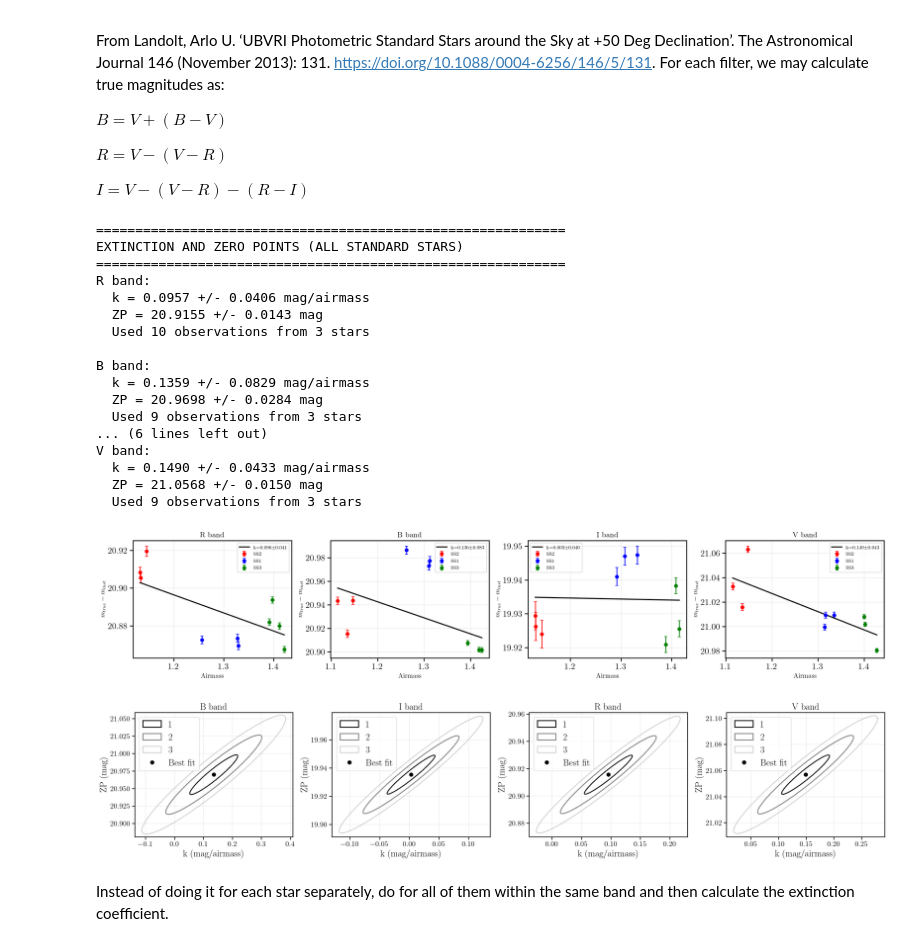
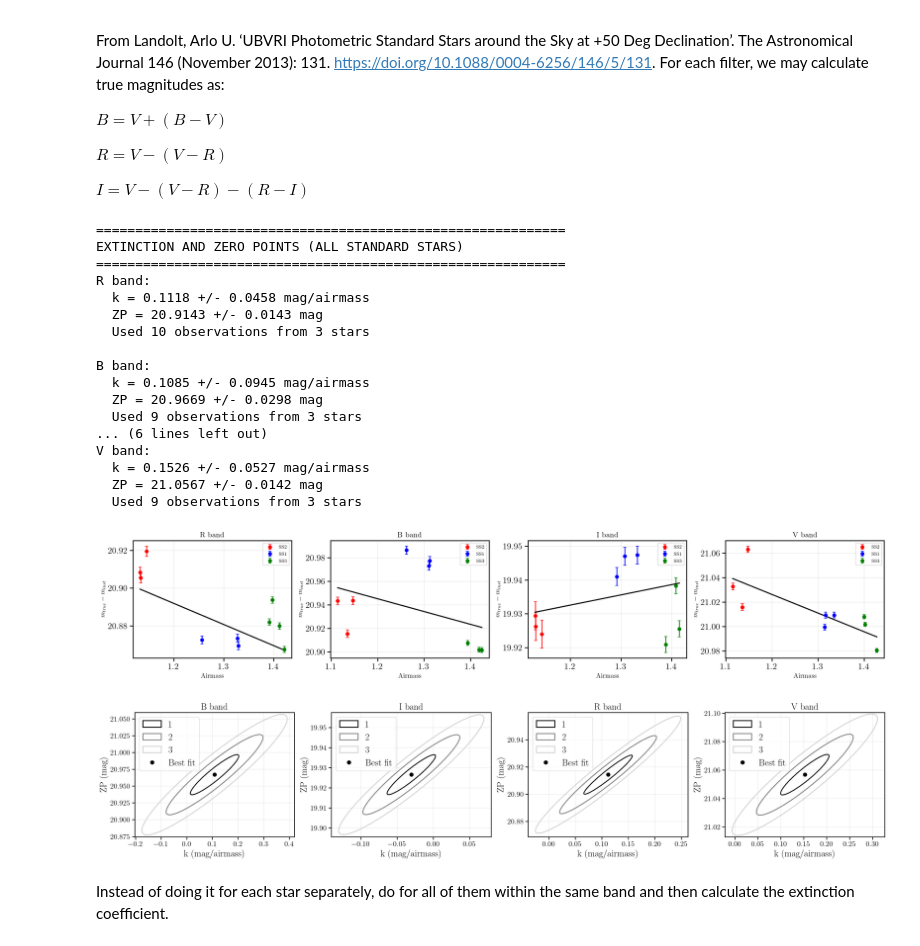
Before and after one commit to matyldarejus/TGP_Asteroids2_2025, a Jupyter notebook: Colours/colours.ipynb, the cells around one changed output. Cells and saved outputs as stored; diff of their text form; code cells hidden in the pictures.

```diff
--- a/Colours/colours.ipynb
+++ b/Colours/colours.ipynb
@@ -1383,7 +1383,7 @@ Calculate extinction coefficients and zero points for each filter.
 
 merged_photometry = ss1_results | ss2_results | ss3_results
 # %%
-def calculate_extinction_and_zeropoint(results_dict, true_mags_dict):
+def calculate_extinction_and_zeropoint(results_dict, true_mags_dict, true_mags_err_dict):
     """
     Calculate extinction coefficient and zero point for each filter using multiple standard stars.
 
@@ -1417,6 +1417,7 @@ def calculate_extinction_and_zeropoint(results_dict, true_mags_dict):
 
     for obj_name, results in results_dict.items():
         true_mags = true_mags_dict[obj_name]
+        true_mags_err = true_mags_err_dict[obj_name]
 
         for code, data in results.items():
             filt = data['filter']
@@ -1426,7 +1427,8 @@ def calculate_extinction_and_zeropoint(results_dict, true_mags_dict):
                     'airmass': [],
                     'true_mags': [],
                     'obj_names': [],
-                    'errors': []
+                    'errors': [],
+                    'true_mags_err': []
                 }
 
             # Add this observation with its corresponding true magnitude
@@ -1435,6 +1437,7 @@ def calculate_extinction_and_zeropoint(results_dict, true_mags_dict):
             by_filter[filt]['true_mags'].append(true_mags[filt])
             by_filter[filt]['obj_names'].append(obj_name)
             by_filter[filt]['errors'].append(abs(data.get('error', [0])[0]))
+            by_filter[filt]['true_mags_err'].append(true_mags_err[filt])
 
     extinction = {}
     zeropoint = {}
@@ -1455,6 +1458,7 @@ def calculate_extinction_and_zeropoint(results_dict, true_mags_dict):
         true_mags = np.array(data['true_mags'])
         obj_names = data['obj_names']
         errors = np.array(data['errors'])
+        true_mags_err = np.array(data['true_mags_err'])
 
         # Model: m_true - m_inst = -k*(airmass - 1) + ZP
         # This is y = slope * x + intercept where:
@@ -1464,12 +1468,13 @@ def calculate_extinction_and_zeropoint(results_dict, true_mags_dict):
         # intercept = ZP
 
         delta_mag = true_mags - mags
+        delta_mag_err = np.sqrt((true_mags_err**2) + (errors**2))
         x = airmass - 1
 
         # Use measurement errors as weights if available
         # If errors are zero or very small, use uniform weights
         if np.all(errors > 0) and np.std(errors) > 1e-6:
-            sigma = errors
+            sigma = delta_mag_err
         else:
             sigma = None  # uniform weights
 
@@ -1556,8 +1561,7 @@ def calculate_extinction_and_zeropoint(results_dict, true_mags_dict):
         airmass_fit = np.linspace(airmass.min(), airmass.max(), 100)
         x_fit = airmass_fit - 1
         delta_mag_fit = slope * x_fit + intercept
-        ax.plot(airmass_fit, delta_mag_fit, 'k-', linewidth=2,
-                label=f'k={k:.3f}±{k_err:.3f}')
+        ax.plot(airmass_fit, delta_mag_fit, 'k-', linewidth=2)
         ax.set_xlabel('Airmass', fontsize=12)
         ax.set_ylabel('$m_{true} - m_{inst}$', fontsize=12)
         ax.set_title(f'{filt} band', fontsize=14)
@@ -1612,47 +1616,60 @@ $I = V - (V-R) - (R-I)$
 ss1_true_mags = {'B': 12.223, 'V': 11.463, 'R': 11.015, 'I': 10.518}
 ss2_true_mags = {'B': 11.981, 'V': 11.714, 'R': 11.568, 'I': 11.403}
 ss3_true_mags = {'B': 11.033, 'V': 10.658, 'R': 10.456, 'I': 10.243}
+
+
+ss1_true_mags_err = {'B': 0.009, 'V': 0.0012, 'R': 0.004, 'I': 0.009}
+ss2_true_mags_err = {'B': 0.009, 'V': 0.0009, 'R': 0.008, 'I': 0.010}
+ss3_true_mags_err = {'B': 0.008, 'V': 0.006, 'R': 0.008, 'I': 0.012}
+
 
 # Organize results and true mags by object
 results_by_object = {
     'SS1': ss1_results,
     'SS2': ss2_results,
     'SS3': ss3_results
 }
 
 true_mags_by_object = {
     'SS1': ss1_true_mags,
     'SS2': ss2_true_mags,
     'SS3': ss3_true_mags
 }
 
+true_mags_err_by_object = {
+    'SS1': ss1_true_mags_err,
+    'SS2': ss2_true_mags_err,
+    'SS3': ss3_true_mags_err
+}
+
 print("=" * 60)
 print("EXTINCTION AND ZERO POINTS (ALL STANDARD STARS)")
 print("=" * 60)
 
 extinction, zeropoints, uncertainties = calculate_extinction_and_zeropoint(
     results_by_object,
-    true_mags_by_object
+    true_mags_by_object,
+    true_mags_err_by_object
 )
 # %% [output]
 ============================================================
 EXTINCTION AND ZERO POINTS (ALL STANDARD STARS)
 ============================================================
 R band:
-  k = 0.0957 +/- 0.0406 mag/airmass
-  ZP = 20.9155 +/- 0.0143 mag
+  k = 0.1118 +/- 0.0458 mag/airmass
+  ZP = 20.9143 +/- 0.0143 mag
   Used 10 observations from 3 stars
 
 B band:
-  k = 0.1359 +/- 0.0829 mag/airmass
-  ZP = 20.9698 +/- 0.0284 mag
+  k = 0.1085 +/- 0.0945 mag/airmass
+  ZP = 20.9669 +/- 0.0298 mag
   Used 9 observations from 3 stars
 ... (6 lines left out)
 V band:
-  k = 0.1490 +/- 0.0433 mag/airmass
-  ZP = 21.0568 +/- 0.0150 mag
+  k = 0.1526 +/- 0.0527 mag/airmass
+  ZP = 21.0567 +/- 0.0142 mag
   Used 9 observations from 3 stars
-[figure, old version]
+[figure, new version]
 # %%
 # Get all available filters
 filters = sorted(extinction.keys())
@@ -1725,7 +1742,7 @@ for idx, filt in enumerate(filters):
 plt.tight_layout()
 plt.show()
 # %% [output]
-[figure, old version]
+[figure, new version]
 # %% [markdown]
 Instead of doing it for each star separately, do for all of them within the same band and then calculate the extinction coefficient.
 # %% [markdown]
```
Also changed, not shown: parts of 6 cells of this notebook.
